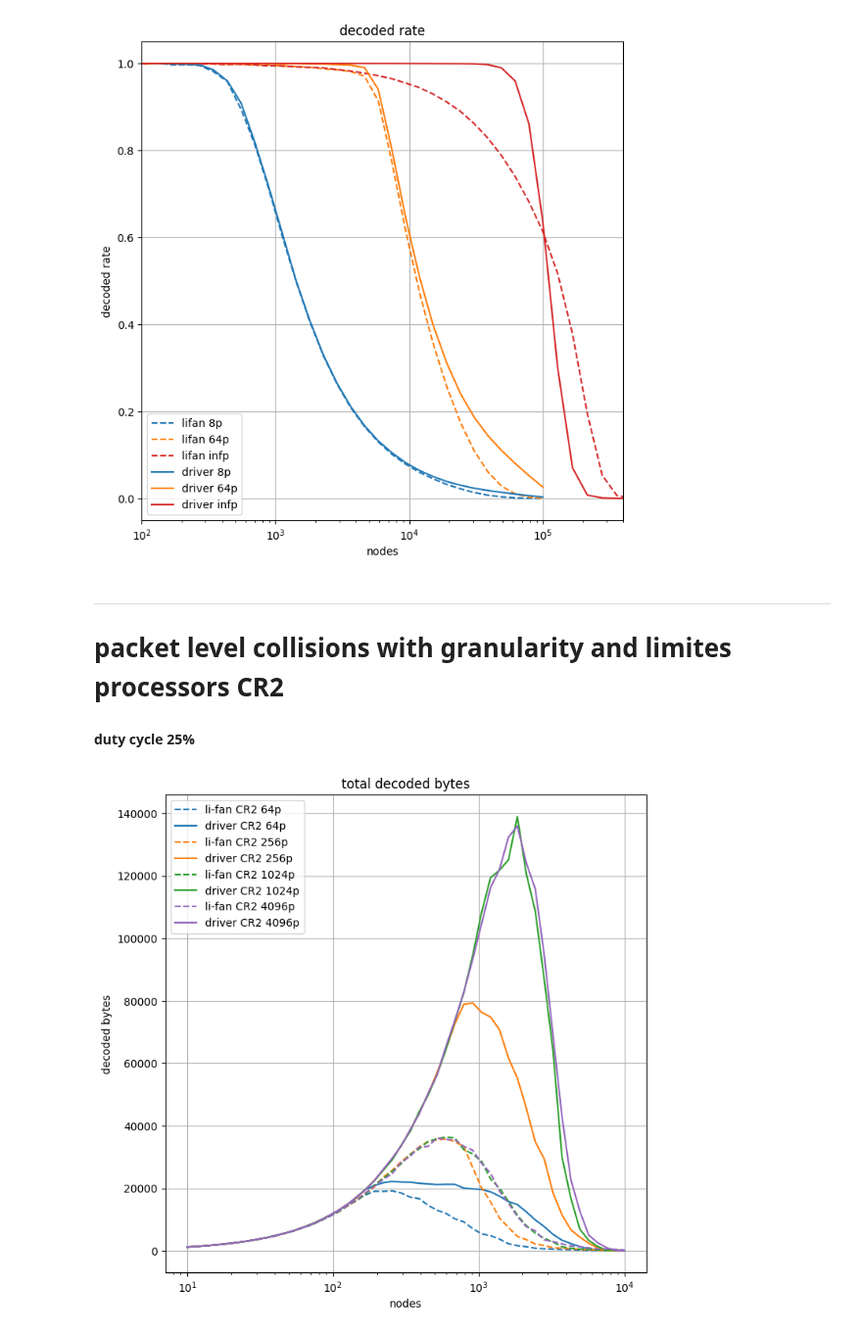
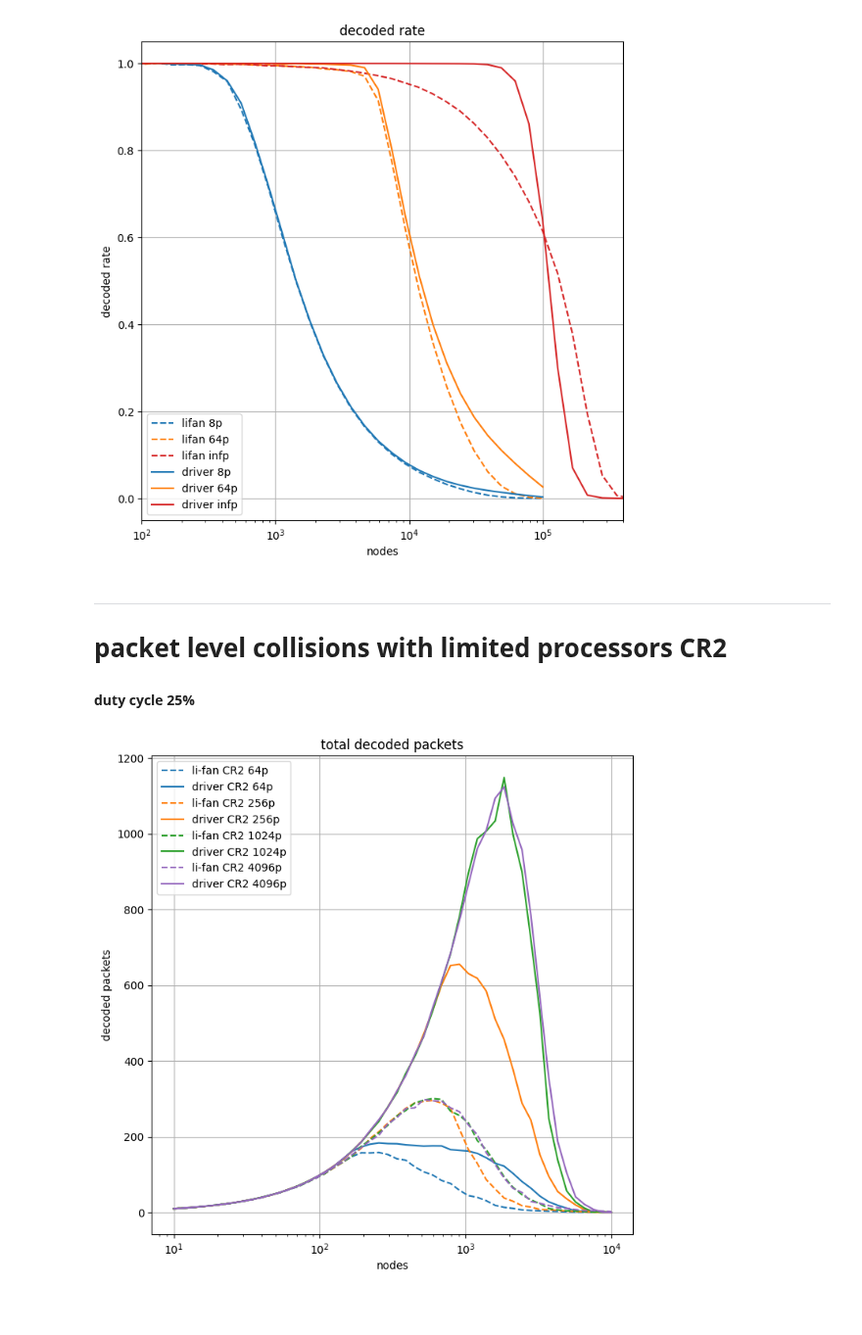
Before and after one commit to diegomm6/lr-fhss_seq-families, a Jupyter notebook: plots.ipynb, the cells around one changed output. Shown at 98% size. Saved outputs shown, nothing was run; the diff lists cells and outputs as text; code cells hidden in the pictures; blank space fills up the shorter version.

```diff
--- a/plots.ipynb
+++ b/plots.ipynb
@@ -686,43 +686,43 @@ plt.show()
 [figure]
 # %% [markdown]
 ---
-# packet level collisions with granularity and limites processors CR2
+# packet level collisions with limited processors CR2
 
 #### duty cycle 25%
 # %%
 dataNetwork25DCCR2 = pd.read_csv('results/dataNetwork-25DC-CR2.csv', index_col=0, header=None).T
 nodes = dataNetwork25DCCR2['nodes'].to_numpy()
 
 #nodesinf = dataNetwork25DC['nodesinf'].to_numpy()
 #lifan_CR1_infp_dec_rate = 1 - dataNetwork25DC['lifan-CR1-infp-col_rate'].to_numpy()
 #driver_CR1_infp_dec_rate = 1 - dataNetwork25DC['driver-CR1-infp-col_rate'].to_numpy()
 
 #lifan_CR1_infp_dec_bytes = np.multiply(nodesinf, lifan_CR1_infp_dec_rate) * 58
 #driver_CR1_infp_dec_bytes = np.multiply(nodesinf, driver_CR1_infp_dec_rate) * 58
 
 plt.figure(figsize=(8,8))
 
-plt.plot(nodes, dataNetwork25DCCR2['lifan-CR2-64p-dec_bytes'], label=f'li-fan CR2 64p', color='#1f77b4', linestyle='dashed')
-plt.plot(nodes, dataNetwork25DCCR2['driver-CR2-64p-dec_bytes'], label=f'driver CR2 64p', color='#1f77b4')
+plt.plot(nodes, dataNetwork25DCCR2['lifan-CR2-64p-dec_pckts'], label=f'li-fan CR2 64p', color='#1f77b4', linestyle='dashed')
+plt.plot(nodes, dataNetwork25DCCR2['driver-CR2-64p-dec_pckts'], label=f'driver CR2 64p', color='#1f77b4')
 
-plt.plot(nodes, dataNetwork25DCCR2['lifan-CR2-256p-dec_bytes'], label=f'li-fan CR2 256p', color='#ff7f0e', linestyle='dashed')
-plt.plot(nodes, dataNetwork25DCCR2['driver-CR2-256p-dec_bytes'], label=f'driver CR2 256p', color='#ff7f0e')
+plt.plot(nodes, dataNetwork25DCCR2['lifan-CR2-256p-dec_pckts'], label=f'li-fan CR2 256p', color='#ff7f0e', linestyle='dashed')
+plt.plot(nodes, dataNetwork25DCCR2['driver-CR2-256p-dec_pckts'], label=f'driver CR2 256p', color='#ff7f0e')
 
-plt.plot(nodes, dataNetwork25DCCR2['lifan-CR2-1024p-dec_bytes'], label=f'li-fan CR2 1024p', color='#2ca02c', linestyle='dashed')
-plt.plot(nodes, dataNetwork25DCCR2['driver-CR2-1024p-dec_bytes'], label=f'driver CR2 1024p', color='#2ca02c')
+plt.plot(nodes, dataNetwork25DCCR2['lifan-CR2-1024p-dec_pckts'], label=f'li-fan CR2 1024p', color='#2ca02c', linestyle='dashed')
+plt.plot(nodes, dataNetwork25DCCR2['driver-CR2-1024p-dec_pckts'], label=f'driver CR2 1024p', color='#2ca02c')
 
-plt.plot(nodes, dataNetwork25DCCR2['lifan-CR2-4096p-dec_bytes'], label=f'li-fan CR2 4096p', color='#9467bd', linestyle='dashed')
-plt.plot(nodes, dataNetwork25DCCR2['driver-CR2-4096p-dec_bytes'], label=f'driver CR2 4096p', color='#9467bd')
+plt.plot(nodes, dataNetwork25DCCR2['lifan-CR2-4096p-dec_pckts'], label=f'li-fan CR2 4096p', color='#9467bd', linestyle='dashed')
+plt.plot(nodes, dataNetwork25DCCR2['driver-CR2-4096p-dec_pckts'], label=f'driver CR2 4096p', color='#9467bd')
 
-plt.title('total decoded bytes')
+plt.title('total decoded packets')
 
 plt.xlabel('nodes')
 plt.xscale('log')
-plt.ylabel('decoded bytes')
+plt.ylabel('decoded packets')
 #plt.xlim(8e3,5e4)
 #plt.ylim(.2,.8)
 plt.grid()
 plt.legend()
 plt.show()
 # %% [output]
-[figure, old version]
+[figure, new version]
```
Also changed, not shown: parts of 12 cells of this notebook, 11 other files.
